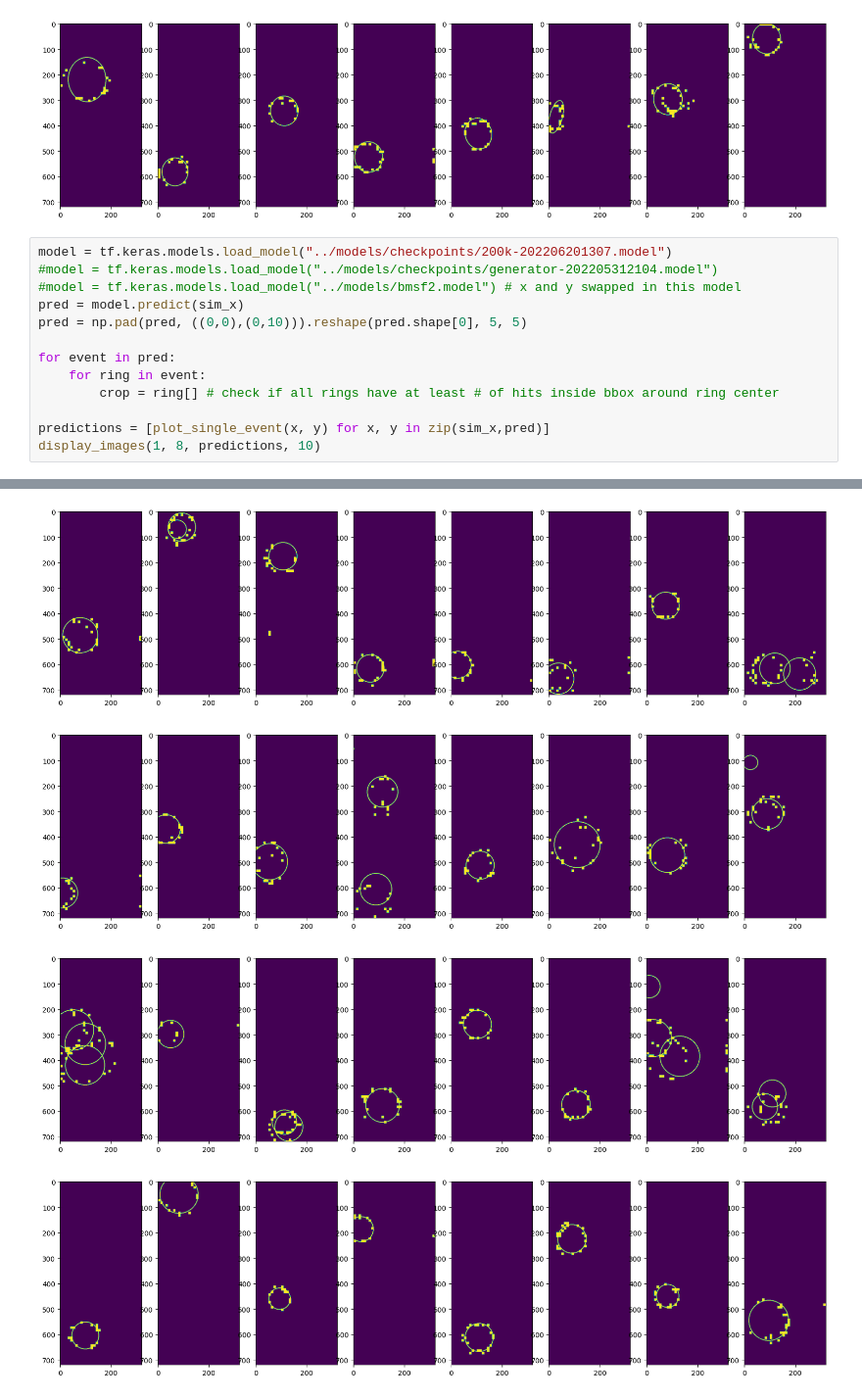
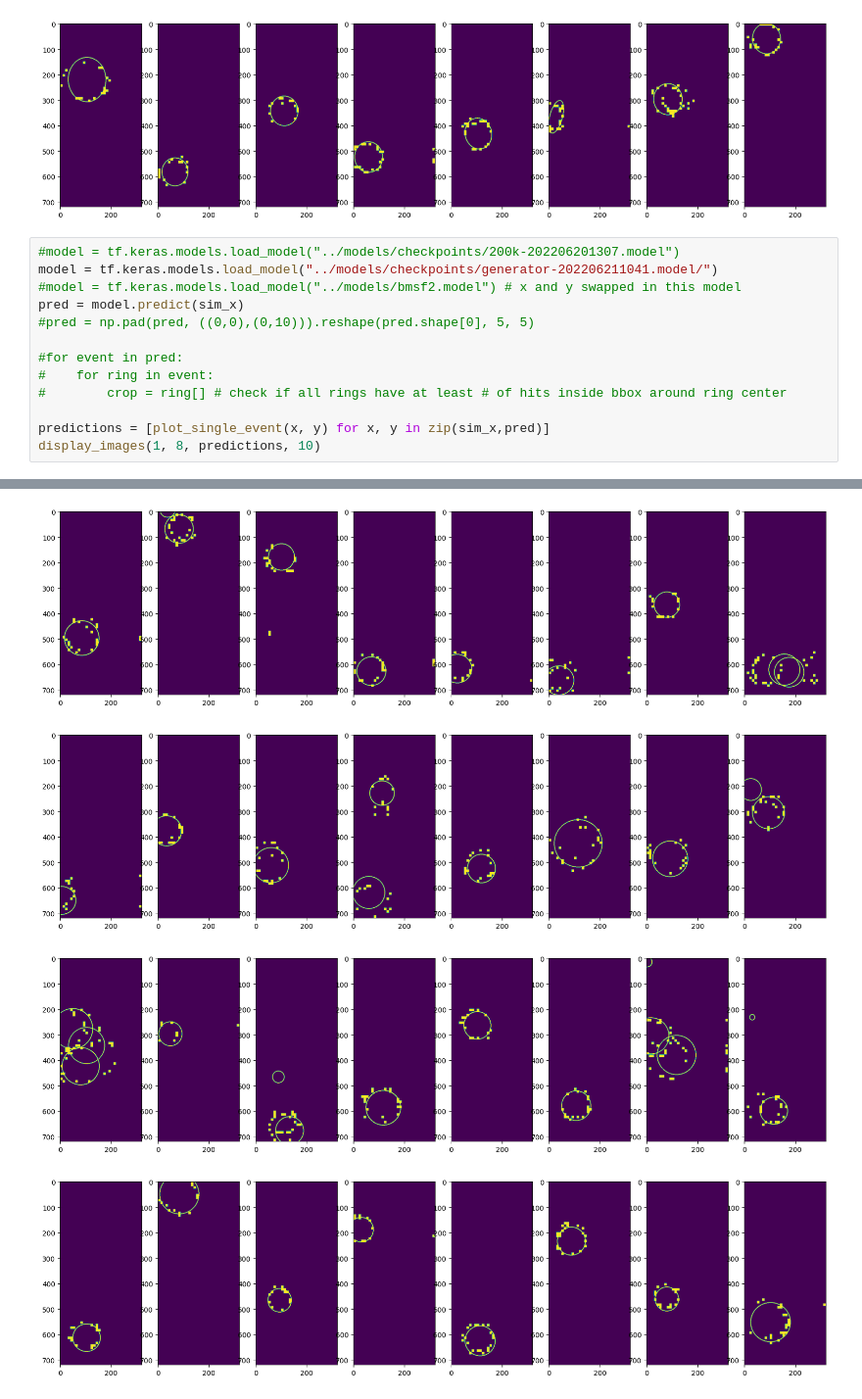
Before and after one commit to borkh/mcbm-ring-reco, a Jupyter notebook: notebooks/comparison.ipynb, the cells around one changed output, grey strips where cells are left out. Shown at 98% size. Saved outputs shown, nothing was run; the diff lists cells and outputs as text.

```diff
--- a/notebooks/comparison.ipynb
+++ b/notebooks/comparison.ipynb
@@ -50,15 +50,15 @@ load data from  ../data/features.csv  -> 1000  events loaded
 [figure]
 [figure]
 # %%
-model = tf.keras.models.load_model("../models/checkpoints/200k-202206201307.model")
-#model = tf.keras.models.load_model("../models/checkpoints/generator-202205312104.model")
+#model = tf.keras.models.load_model("../models/checkpoints/200k-202206201307.model")
+model = tf.keras.models.load_model("../models/checkpoints/generator-202206211041.model/")
 #model = tf.keras.models.load_model("../models/bmsf2.model") # x and y swapped in this model
 pred = model.predict(sim_x)
-pred = np.pad(pred, ((0,0),(0,10))).reshape(pred.shape[0], 5, 5)
+#pred = np.pad(pred, ((0,0),(0,10))).reshape(pred.shape[0], 5, 5)
 
-for event in pred:
-    for ring in event:
-        crop = ring[] # check if all rings have at least # of hits inside bbox around ring center
+#for event in pred:
+#    for ring in event:
+#        crop = ring[] # check if all rings have at least # of hits inside bbox around ring center
 
 predictions = [plot_single_event(x, y) for x, y in zip(sim_x,pred)]
 display_images(1, 8, predictions, 10)
@@ -68,6 +67,6 @@ display_images(1, 8, predictions, 10)
 [figure]
-[figure, old version]
+[figure, new version]
-[figure, old version]
+[figure, new version]
-[figure, old version]
+[figure, new version]
 [figure]
 [figure]
```
Also changed, not shown: parts of 1 cell of this notebook, 4 other files.
